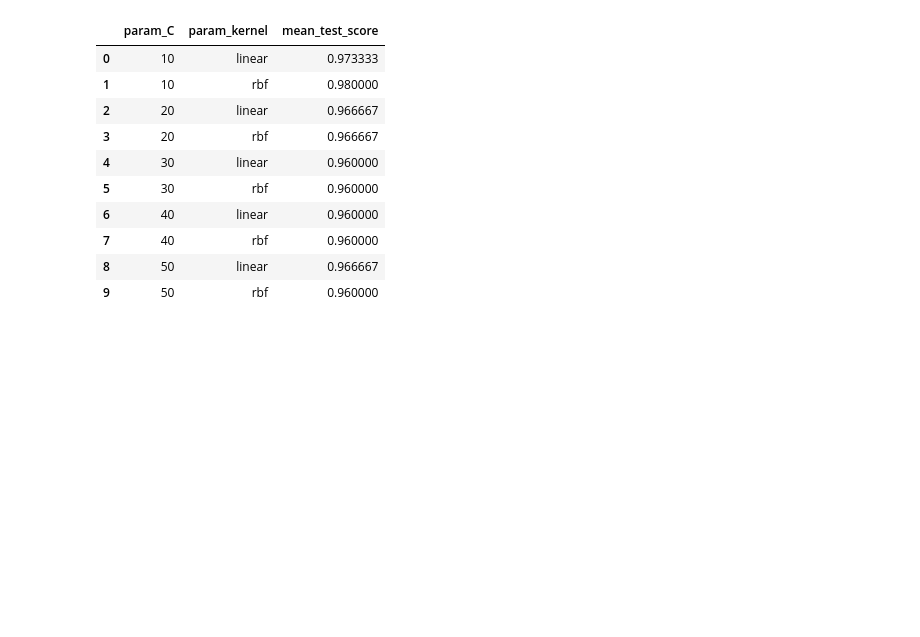
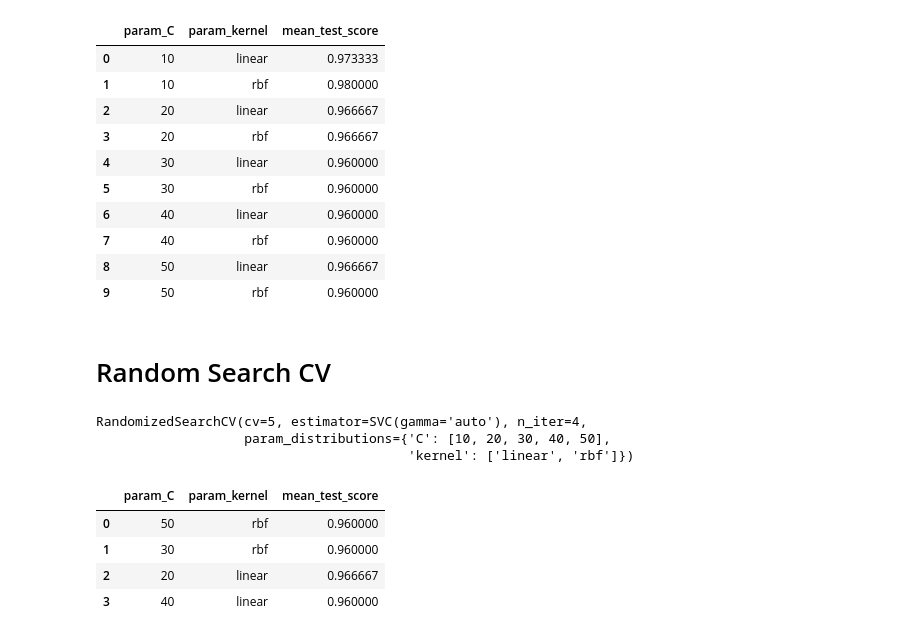
Before and after one commit to laxmansharma1811/ML_Projects, a Jupyter notebook: grid_search_cv.ipynb, the cells around one changed output. Cells and saved outputs as stored; diff of their text form; code cells hidden in the pictures; blank space fills up the shorter version.

Commit message:
Random search CV implemented

```diff
--- a/grid_search_cv.ipynb
+++ b/grid_search_cv.ipynb
@@ -99,3 +99,5 @@ results[['param_C', 'param_kernel', 'mean_test_score']]
 | 7 | 40 | rbf | 0.960000 |
 | 8 | 50 | linear | 0.966667 |
 | 9 | 50 | rbf | 0.960000 |
+# %% [markdown]
+# Random Search CV
@@ -101,0 +106,20 @@ results[['param_C', 'param_kernel', 'mean_test_score']]
+# %%
+classifiers_r = RandomizedSearchCV(model_svm, {
+    'C': [10, 20, 30, 40, 50],
+    'kernel': ['linear', 'rbf'],
+}, n_iter=4, cv=5, return_train_score=False)
+# %%
+classifiers_r.fit(X, y)
+# %% [output]
+RandomizedSearchCV(cv=5, estimator=SVC(gamma='auto'), n_iter=4,
+                   param_distributions={'C': [10, 20, 30, 40, 50],
+                                        'kernel': ['linear', 'rbf']})
+# %%
+results_r = pd.DataFrame(classifiers_r.cv_results_)
+results_r[['param_C', 'param_kernel', 'mean_test_score']]
+# %% [output]
+|  | param_C | param_kernel | mean_test_score |
+| 0 | 50 | rbf | 0.960000 |
+| 1 | 30 | rbf | 0.960000 |
+| 2 | 20 | linear | 0.966667 |
+| 3 | 40 | linear | 0.960000 |
```
Also changed, not shown: parts of 2 cells of this notebook.
